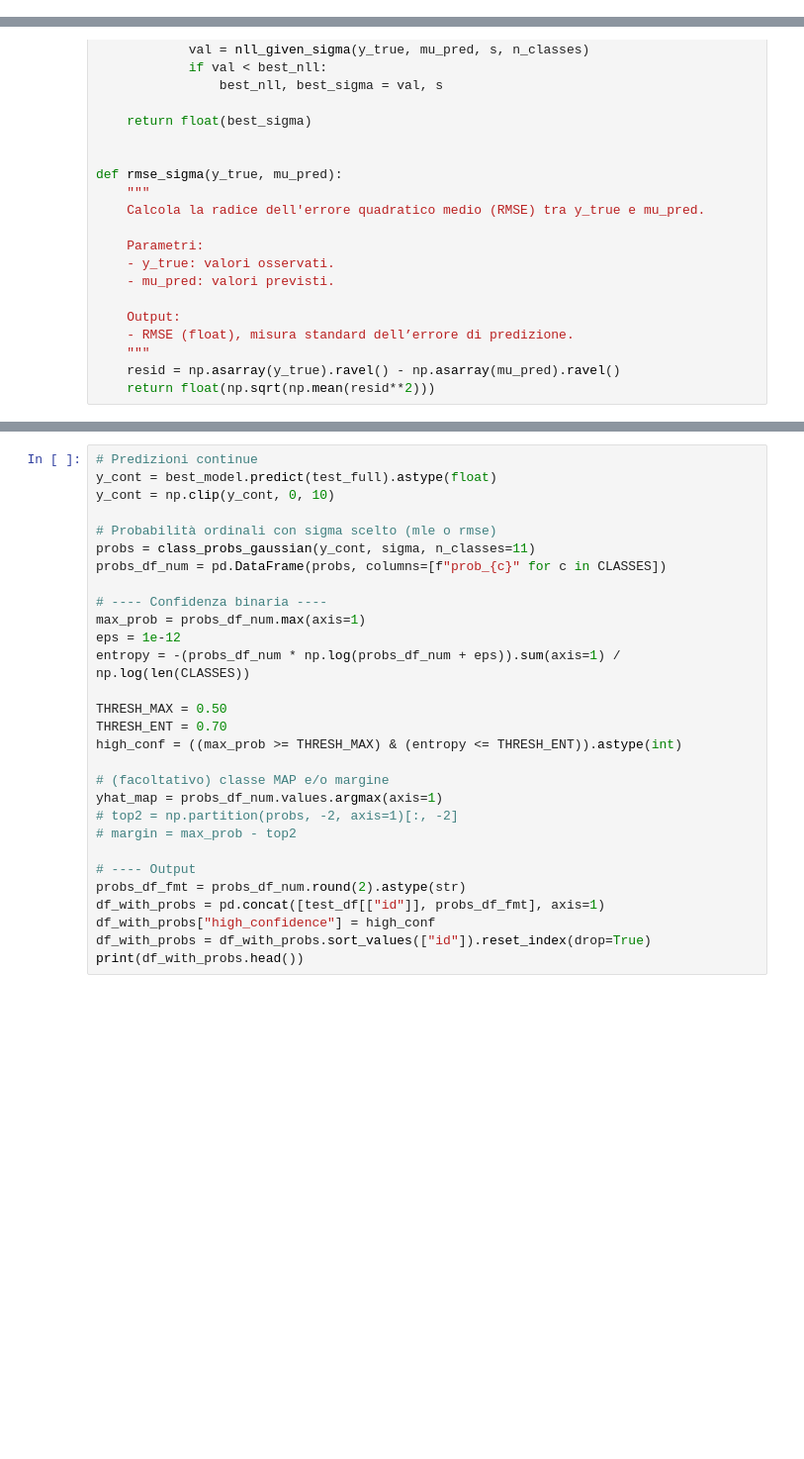
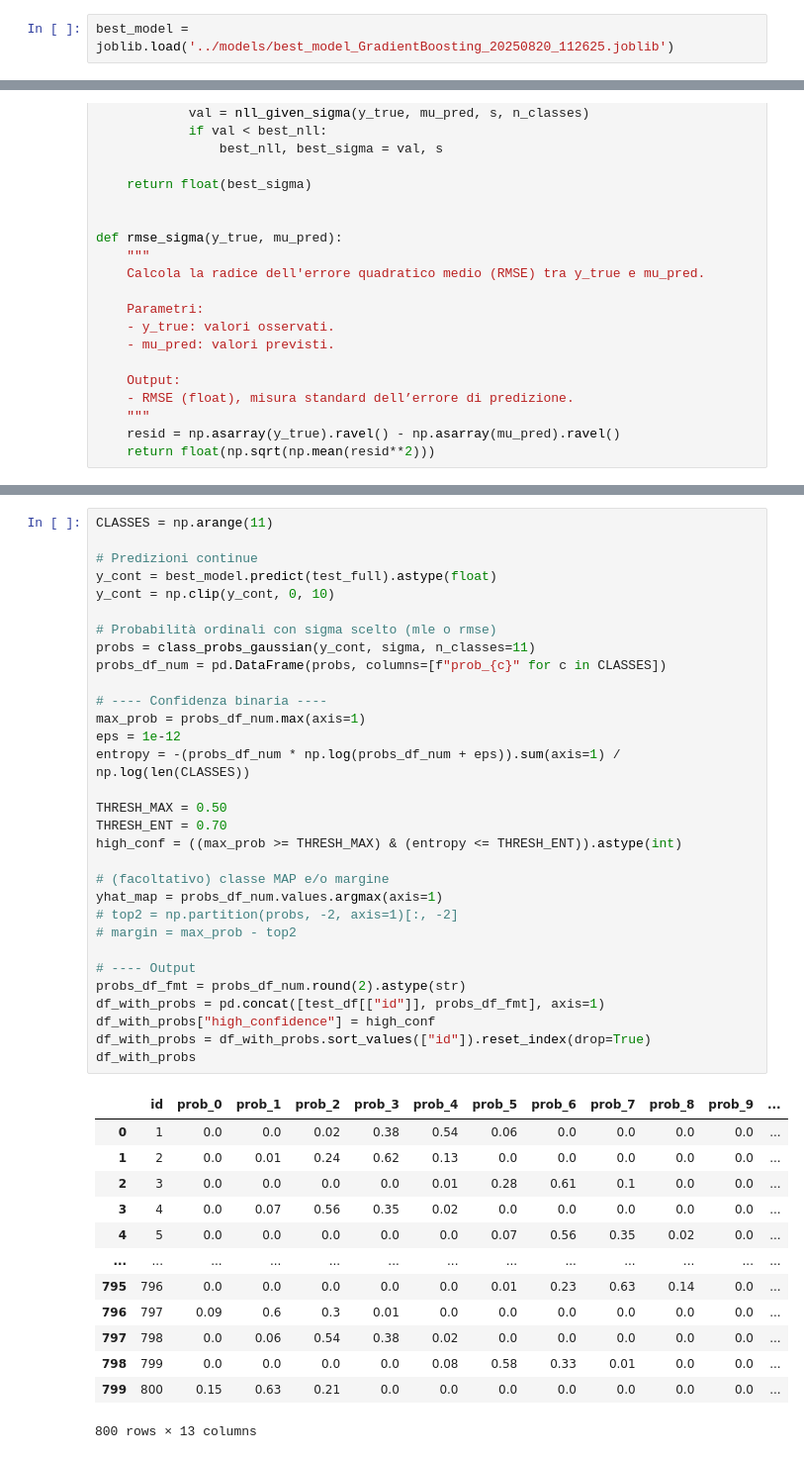
Before and after one commit to Andreavisi1/Challenge_B1_PHM_North_America_2023, a Jupyter notebook: notebooks/main.ipynb, the cells around one changed output, grey strips where cells are left out. Shown at 99% size. Saved outputs shown, nothing was run; the diff lists cells and outputs as text; blank space fills up the shorter version.

```diff
--- a/notebooks/main.ipynb
+++ b/notebooks/main.ipynb
@@ -1048,6 +1052,8 @@ test_full
 | 798 | 3600 | 100 | -0.007096 | 1.067926 | -5.602705 | 5.226941 | 0.007940 | -1.363565 | 1.328544 | 1.067949 | ... | ... |
 | 799 | 3600 | 100 | -0.000924 | 1.692009 | -5.513137 | 6.033176 | -0.045776 | -2.176052 | 2.248959 | 1.692010 | ... | ... |
 800 rows × 75 columns
+# %%
+best_model = joblib.load('../models/best_model_GradientBoosting_20250820_112625.joblib')
 # %% [markdown]
 ### Gaussiana 1
 # %%
@@ -1312,29 +1322,45 @@ print(f"Sigma scelto: {sigma:.4f}")
 # %%
+CLASSES = np.arange(11)
+
 # Predizioni continue
 y_cont = best_model.predict(test_full).astype(float)
 y_cont = np.clip(y_cont, 0, 10)
 
 # Probabilità ordinali con sigma scelto (mle o rmse)
 probs = class_probs_gaussian(y_cont, sigma, n_classes=11)
 probs_df_num = pd.DataFrame(probs, columns=[f"prob_{c}" for c in CLASSES])
 
 # ---- Confidenza binaria ----
 max_prob = probs_df_num.max(axis=1)
 eps = 1e-12
 entropy = -(probs_df_num * np.log(probs_df_num + eps)).sum(axis=1) / np.log(len(CLASSES))
 
 THRESH_MAX = 0.50
 THRESH_ENT = 0.70
 high_conf = ((max_prob >= THRESH_MAX) & (entropy <= THRESH_ENT)).astype(int)
 
 # (facoltativo) classe MAP e/o margine
 yhat_map = probs_df_num.values.argmax(axis=1)
 # top2 = np.partition(probs, -2, axis=1)[:, -2]
 # margin = max_prob - top2
 
 # ---- Output
 probs_df_fmt = probs_df_num.round(2).astype(str)
 df_with_probs = pd.concat([test_df[["id"]], probs_df_fmt], axis=1)
 df_with_probs["high_confidence"] = high_conf
 df_with_probs = df_with_probs.sort_values(["id"]).reset_index(drop=True)
-print(df_with_probs.head())
+df_with_probs
+# %% [output]
+|  | id | prob_0 | prob_1 | prob_2 | prob_3 | prob_4 | prob_5 | prob_6 | prob_7 | prob_8 | prob_9 | ... |
+| 0 | 1 | 0.0 | 0.0 | 0.02 | 0.38 | 0.54 | 0.06 | 0.0 | 0.0 | 0.0 | 0.0 | ... |
+| 1 | 2 | 0.0 | 0.01 | 0.24 | 0.62 | 0.13 | 0.0 | 0.0 | 0.0 | 0.0 | 0.0 | ... |
+| 2 | 3 | 0.0 | 0.0 | 0.0 | 0.0 | 0.01 | 0.28 | 0.61 | 0.1 | 0.0 | 0.0 | ... |
+| 3 | 4 | 0.0 | 0.07 | 0.56 | 0.35 | 0.02 | 0.0 | 0.0 | 0.0 | 0.0 | 0.0 | ... |
+| 4 | 5 | 0.0 | 0.0 | 0.0 | 0.0 | 0.0 | 0.07 | 0.56 | 0.35 | 0.02 | 0.0 | ... |
+| ... | ... | ... | ... | ... | ... | ... | ... | ... | ... | ... | ... | ... |
+| 795 | 796 | 0.0 | 0.0 | 0.0 | 0.0 | 0.0 | 0.01 | 0.23 | 0.63 | 0.14 | 0.0 | ... |
+| 796 | 797 | 0.09 | 0.6 | 0.3 | 0.01 | 0.0 | 0.0 | 0.0 | 0.0 | 0.0 | 0.0 | ... |
+| 797 | 798 | 0.0 | 0.06 | 0.54 | 0.38 | 0.02 | 0.0 | 0.0 | 0.0 | 0.0 | 0.0 | ... |
+| 798 | 799 | 0.0 | 0.0 | 0.0 | 0.0 | 0.08 | 0.58 | 0.33 | 0.01 | 0.0 | 0.0 | ... |
+| 799 | 800 | 0.15 | 0.63 | 0.21 | 0.0 | 0.0 | 0.0 | 0.0 | 0.0 | 0.0 | 0.0 | ... |
+800 rows × 13 columns
```
Also changed, not shown: parts of 6 cells of this notebook.
